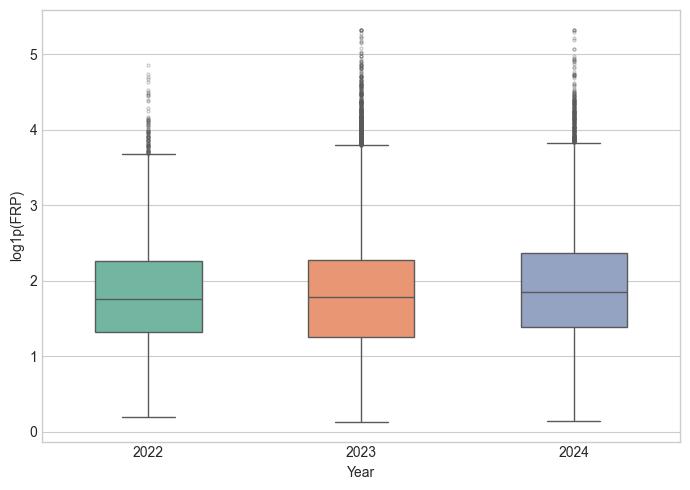
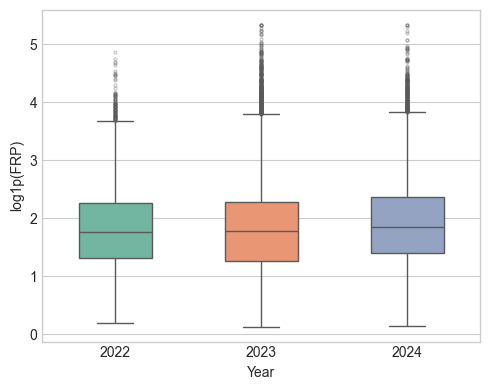
The change to this notebook cell's code, shown as a diff; its figure went from the first image to the second:
--- before
+++ after
@@ -1,3 +1,3 @@
-fig, ax = plt.subplots(figsize=(7, 5))
+fig, ax = plt.subplots(figsize=(5, 4))
 
 sns.boxplot(

Commit: style(eda): compact figure sizing across plots